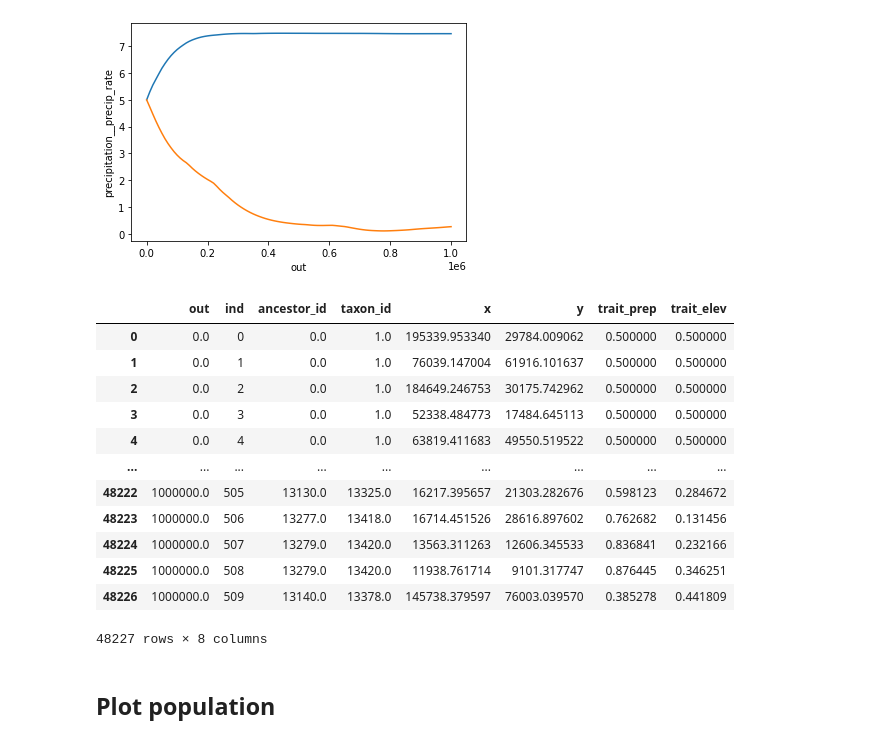
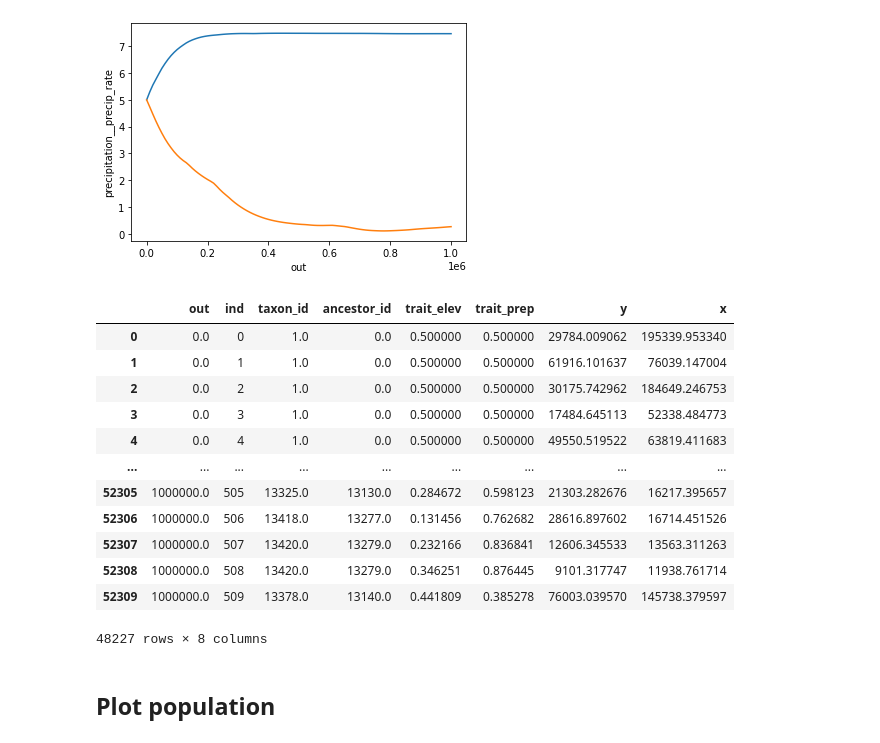
Before and after one commit to fastscape-lem/adascape, a Jupyter notebook: notebooks/paraspec-LEM.ipynb, the cells around one changed output. Cells and saved outputs as stored; diff of their text form; code cells hidden in the pictures.

```diff
--- a/notebooks/paraspec-LEM.ipynb
+++ b/notebooks/paraspec-LEM.ipynb
@@ -151,43 +151,39 @@ out_ds.precipitation__precip_rate.min(('x', 'y')).plot()
 [<matplotlib.lines.Line2D at 0x...>]
 [figure]
 # %%
-individuals_data = {}
-#reshape trait data
-for i in range(out_ds.life__traits.shape[2]):
-    individuals_data['life__'+str(out_ds.trait[i].values.astype(str))] = out_ds.life__traits[:,:,i]
-out_ds=out_ds.assign(individuals_data)
+def get_dataframe(ds):
+    individuals_data = {}
+    for i in range(ds.life__traits.shape[2]):
+        individuals_data['life__' + str(ds.trait[i].values.astype(str))] = ds.life__traits[:, :, i]
+    ds = ds.assign(individuals_data)
+    out_vars = ['life__taxon_id', 'life__ancestor_id', 'life__trait_elev', 'life__trait_prep', 'life__y', 'life__x']
+    out_ds = ds[out_vars]
+
+    dtf = (
+        out_ds
+            .to_dataframe()
+            .rename(columns=lambda name: name.replace('life__', ''))
+            .reset_index()
+            .dropna()
+    )
+    return dtf
-# %%
-df = (
-    out_ds
-    # only keep paraspec output variables
-    .drop_dims([d for d in out_ds.dims if d not in ('out', 'ind')])
-    .drop_vars(in_ds, errors='ignore')
-    # convert to a dataframe
-    # see https://xarray-simlab.readthedocs.io/en/latest/io_storage.html#dynamically-sized-arrays
-    .stack(fpop=('out', 'ind'))
-    .dropna('fpop', how='all')
-    .to_dataframe()
-    # clean
-    .rename(columns=lambda name: name.replace('life__', ''))
-    .dropna()
-    .reset_index()
-)
-
-df
-# %% [output]
-|  | out | ind | ancestor_id | taxon_id | x | y | trait_prep | trait_elev |
-| 0 | 0.0 | 0 | 0.0 | 1.0 | 195339.953340 | 29784.009062 | 0.500000 | 0.500000 |
-| 1 | 0.0 | 1 | 0.0 | 1.0 | 76039.147004 | 61916.101637 | 0.500000 | 0.500000 |
-| 2 | 0.0 | 2 | 0.0 | 1.0 | 184649.246753 | 30175.742962 | 0.500000 | 0.500000 |
-| 3 | 0.0 | 3 | 0.0 | 1.0 | 52338.484773 | 17484.645113 | 0.500000 | 0.500000 |
-| 4 | 0.0 | 4 | 0.0 | 1.0 | 63819.411683 | 49550.519522 | 0.500000 | 0.500000 |
-| ... | ... | ... | ... | ... | ... | ... | ... | ... |
-| 48222 | 1000000.0 | 505 | 13130.0 | 13325.0 | 16217.395657 | 21303.282676 | 0.598123 | 0.284672 |
-| 48223 | 1000000.0 | 506 | 13277.0 | 13418.0 | 16714.451526 | 28616.897602 | 0.762682 | 0.131456 |
-| 48224 | 1000000.0 | 507 | 13279.0 | 13420.0 | 13563.311263 | 12606.345533 | 0.836841 | 0.232166 |
-| 48225 | 1000000.0 | 508 | 13279.0 | 13420.0 | 11938.761714 | 9101.317747 | 0.876445 | 0.346251 |
-| 48226 | 1000000.0 | 509 | 13140.0 | 13378.0 | 145738.379597 | 76003.039570 | 0.385278 | 0.441809 |
-48227 rows × 8 columns
+# %%
+df = get_dataframe(out_ds)
+df
+# %% [output]
+|  | out | ind | taxon_id | ancestor_id | trait_elev | trait_prep | y | x |
+| 0 | 0.0 | 0 | 1.0 | 0.0 | 0.500000 | 0.500000 | 29784.009062 | 195339.953340 |
+| 1 | 0.0 | 1 | 1.0 | 0.0 | 0.500000 | 0.500000 | 61916.101637 | 76039.147004 |
+| 2 | 0.0 | 2 | 1.0 | 0.0 | 0.500000 | 0.500000 | 30175.742962 | 184649.246753 |
+| 3 | 0.0 | 3 | 1.0 | 0.0 | 0.500000 | 0.500000 | 17484.645113 | 52338.484773 |
+| 4 | 0.0 | 4 | 1.0 | 0.0 | 0.500000 | 0.500000 | 49550.519522 | 63819.411683 |
+| ... | ... | ... | ... | ... | ... | ... | ... | ... |
+| 52305 | 1000000.0 | 505 | 13325.0 | 13130.0 | 0.284672 | 0.598123 | 21303.282676 | 16217.395657 |
+| 52306 | 1000000.0 | 506 | 13418.0 | 13277.0 | 0.131456 | 0.762682 | 28616.897602 | 16714.451526 |
+| 52307 | 1000000.0 | 507 | 13420.0 | 13279.0 | 0.232166 | 0.836841 | 12606.345533 | 13563.311263 |
+| 52308 | 1000000.0 | 508 | 13420.0 | 13279.0 | 0.346251 | 0.876445 | 9101.317747 | 11938.761714 |
+| 52309 | 1000000.0 | 509 | 13378.0 | 13140.0 | 0.441809 | 0.385278 | 76003.039570 | 145738.379597 |
+48227 rows × 8 columns
 # %% [markdown]
 ## Plot population
 # %%
```
Also changed, not shown: parts of 6 cells of this notebook, 13 other files.
